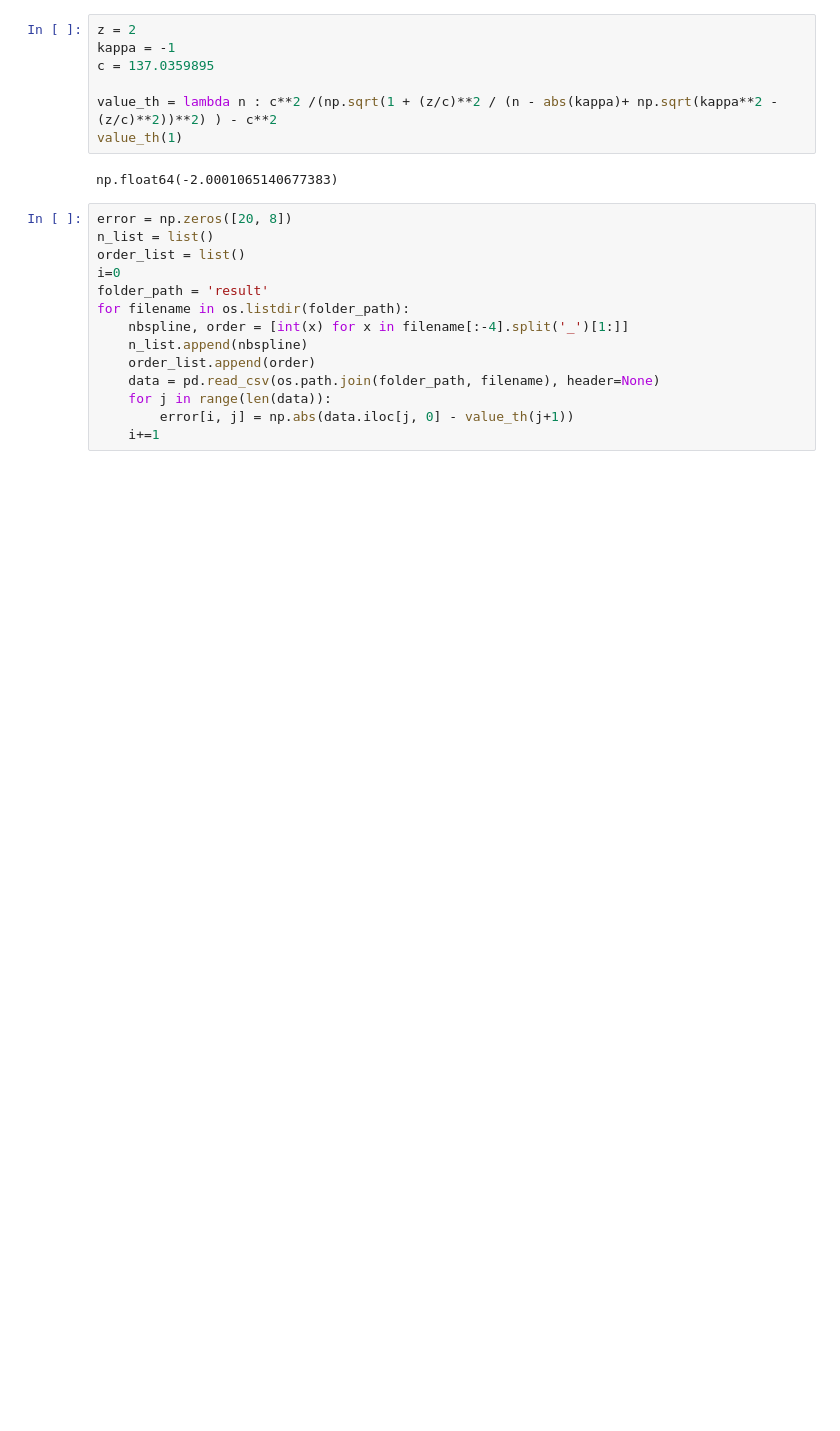
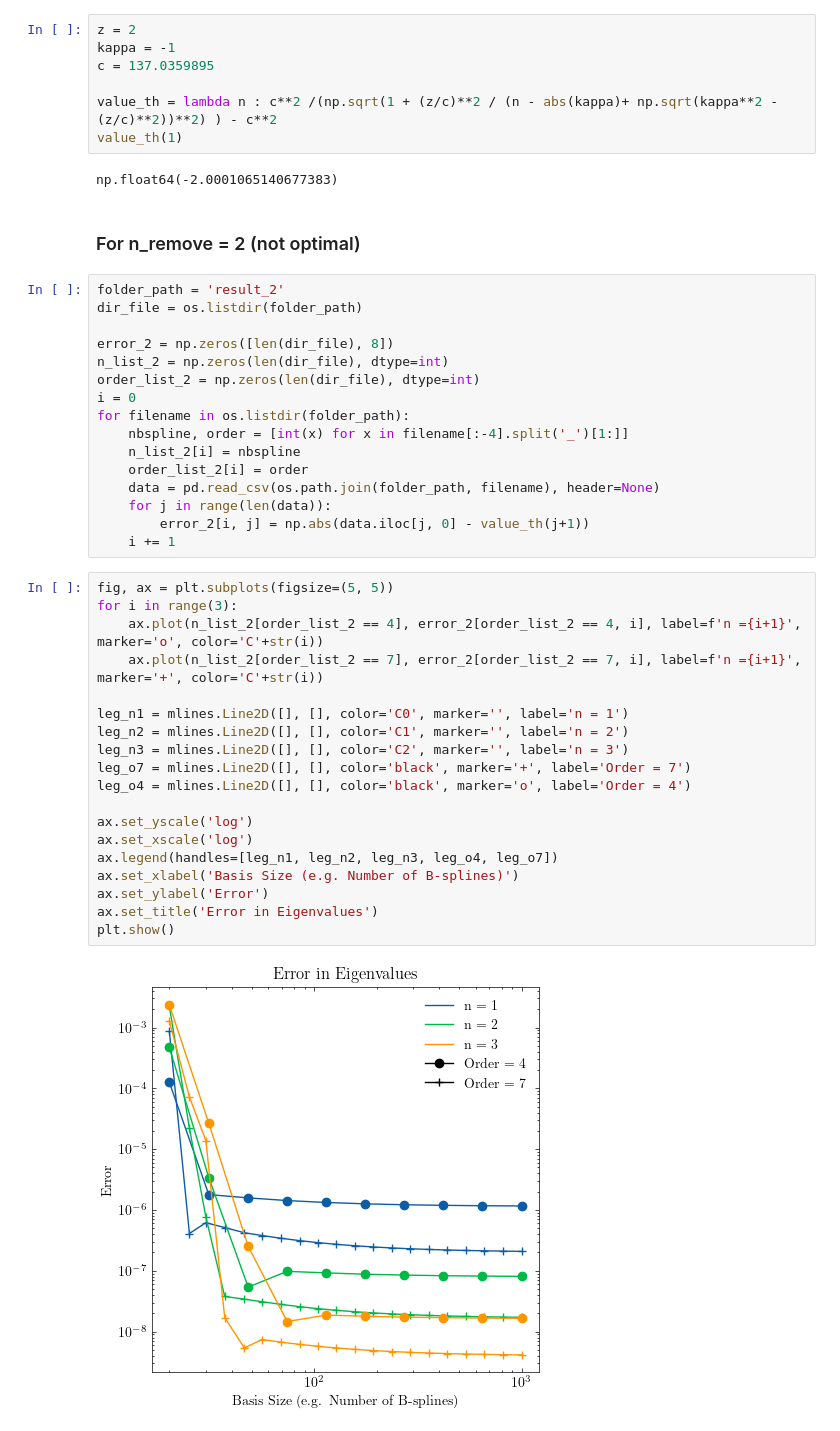
Before and after one commit to ma2this510/Dirac_Equation, a Jupyter notebook: notebook.ipynb, the cells around one changed output. Drawn from its saved outputs; the diff is of its cells as text; blank space fills up the shorter version.

```diff
--- a/notebook.ipynb
+++ b/notebook.ipynb
@@ -62,17 +67,42 @@ value_th = lambda n : c**2 /(np.sqrt(1 + (z/c)**2 / (n - abs(kappa)+ np.sqrt(kap
 value_th(1)
 # %% [output]
 np.float64(-2.0001065140677383)
+# %% [markdown]
+### For n_remove = 2 (not optimal)
 # %%
-error = np.zeros([20, 8])
-n_list = list()
-order_list = list()
-i=0
-folder_path = 'result'
+folder_path = 'result_2'
+dir_file = os.listdir(folder_path)
+
+error_2 = np.zeros([len(dir_file), 8])
+n_list_2 = np.zeros(len(dir_file), dtype=int)
+order_list_2 = np.zeros(len(dir_file), dtype=int)
+i = 0
 for filename in os.listdir(folder_path):
     nbspline, order = [int(x) for x in filename[:-4].split('_')[1:]]
-    n_list.append(nbspline)
-    order_list.append(order)
+    n_list_2[i] = nbspline
+    order_list_2[i] = order
     data = pd.read_csv(os.path.join(folder_path, filename), header=None)
     for j in range(len(data)):
-        error[i, j] = np.abs(data.iloc[j, 0] - value_th(j+1))
-    i+=1
+        error_2[i, j] = np.abs(data.iloc[j, 0] - value_th(j+1))
+    i += 1
+# %%
+fig, ax = plt.subplots(figsize=(5, 5))
+for i in range(3):
+    ax.plot(n_list_2[order_list_2 == 4], error_2[order_list_2 == 4, i], label=f'n ={i+1}', marker='o', color='C'+str(i))
+    ax.plot(n_list_2[order_list_2 == 7], error_2[order_list_2 == 7, i], label=f'n ={i+1}', marker='+', color='C'+str(i))
+
+leg_n1 = mlines.Line2D([], [], color='C0', marker='', label='n = 1')
+leg_n2 = mlines.Line2D([], [], color='C1', marker='', label='n = 2')
+leg_n3 = mlines.Line2D([], [], color='C2', marker='', label='n = 3')
+leg_o7 = mlines.Line2D([], [], color='black', marker='+', label='Order = 7')
+leg_o4 = mlines.Line2D([], [], color='black', marker='o', label='Order = 4')
+
+ax.set_yscale('log')
+ax.set_xscale('log')
+ax.legend(handles=[leg_n1, leg_n2, leg_n3, leg_o4, leg_o7])
+ax.set_xlabel('Basis Size (e.g. Number of B-splines)')
+ax.set_ylabel('Error')
+ax.set_title('Error in Eigenvalues')
+plt.show()
+# %% [output]
+[figure, added]
```
Also changed, not shown: parts of 10 cells of this notebook, 3 other files.
